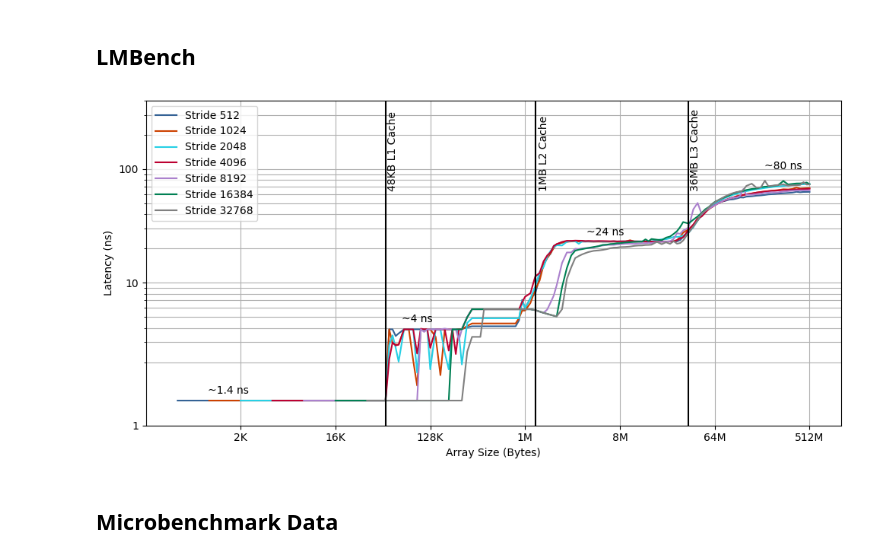
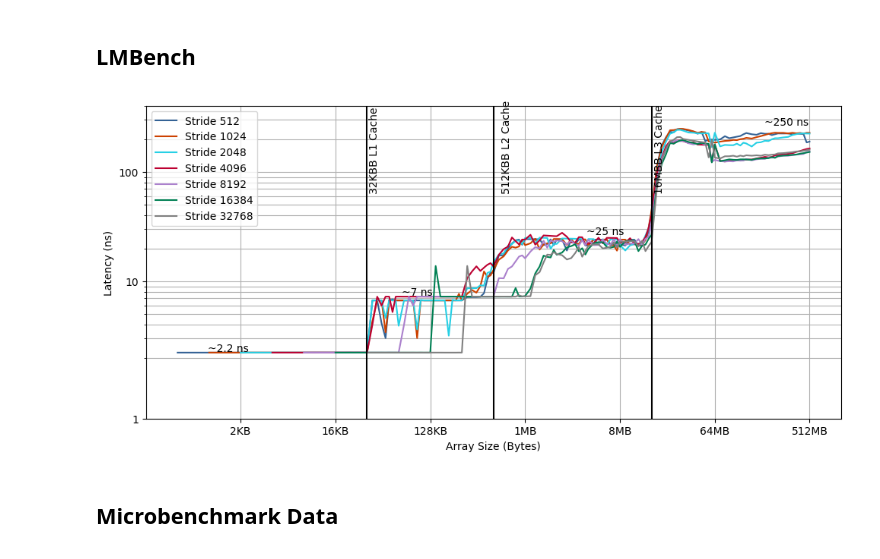
Before and after one commit to jolly-chen/msc-project, a Jupyter notebook: cpu-sequential/validation.ipynb, the cells around one changed output. Cells and saved outputs as stored; diff of their text form; code cells hidden in the pictures.

```diff
--- a/cpu-sequential/validation.ipynb
+++ b/cpu-sequential/validation.ipynb
@@ -16,7 +16,8 @@ from matplotlib.ticker import FormatStrFormatter
 from pandas.core.base import PandasObject
 from sklearn.linear_model import Ridge
 
-cpu_system = "l4"
+global_save = True
+cpu_system = "das6"
 cpu_vd_input_folder = f"../cpu-sequential/{cpu_system}-cpu/"
 cpu_mb_input_folder = f"../microbenchmarks/{cpu_system}/"
 cpu_output_folder = f"../../images/{cpu_system}"
@@ -167,17 +168,35 @@ with open(lmbench_results, "r") as f:
 # latencies, sizes
 # %%
 ########### LMBench values
-T_cpu_l1 = 1.4
-T_cpu_l2 = 4
-T_cpu_l3 = 24
-T_cpu_mem = 80
+if cpu_system == "das6":
+    T_cpu_l1 = 2.2
+    T_cpu_l2 = 7
+    T_cpu_l3 = 25
+    T_cpu_mem = 250
 
-cpu_l1_size = 49152
-cpu_l2_size = 1310720
-cpu_l3_size = 37748736
+    cpu_l1_size = 32768
+    cpu_l2_size = 524288
+    cpu_l3_size = 16777216
+elif cpu_system == "l4":
+    T_cpu_l1 = 1.4
+    T_cpu_l2 = 4
+    T_cpu_l3 = 24
+    T_cpu_mem = 80
+
+    cpu_l1_size = 49152
+    cpu_l2_size = 1310720
+    cpu_l3_size = 37748736
+elif cpu_system == "a100":
+    T_cpu_l1 = 0
+    T_cpu_l2 = 0
+    T_cpu_l3 = 0
+    T_cpu_mem = 0
+
+    cpu_l1_size = 49152
+    cpu_l2_size = 1310720
+    cpu_l3_size = 50331648
 # %%
-save = True
-figname = f"{cpu_output_folder}/lmbench.pdf"
+save = global_save;figname = f"{cpu_output_folder}/lmbench.pdf"  # fmt: skip
 ########### LMBench plot ###########
 plt.figure(figsize=(10, 5))
 ax = plt.subplot(111)
@@ -216,34 +235,34 @@ plt.text(1e3, T_cpu_l1 + 0.1, f"~{T_cpu_l1} ns")
 plt.text(70e3, T_cpu_l2 + offset, f"~{T_cpu_l2} ns")
 # plt.hlines(24, xmin=0, xmax=1e9, color="gray")
 plt.text(4e6, T_cpu_l3 + 2, f"~{T_cpu_l3} ns")
 # plt.hlines(80, xmin=0, xmax=1e9, color="gray")
 plt.text(200e6, T_cpu_mem + 20, f"~{T_cpu_mem} ns")
 
 plt.legend()
 
 plt.xlabel("Array Size (Bytes)")
 plt.xscale("log", base=2)
 ax.xaxis.set_major_formatter(
     ticker.FuncFormatter(lambda x, _: f"{human_readable(int(x), bytes=True)}")
 )  #
 # plt.xlim([0.0005, 32])
 # plt.ticklabel_format(axis='x', style='plain')
 
 plt.ylabel("Latency (ns)")
 plt.yscale("symlog")
 plt.ylim([1, hmax])
 yaxis = plt.gca().yaxis
 yaxis.set_minor_locator(MinorSymLogLocator(1e-1))
 ax.yaxis.set_major_formatter(ticker.FormatStrFormatter("%g"))
 plt.grid(True, which="both")
 
 # plt.title("LMBench results of memory read latency with different strides and array sizes on ")
 plt.tight_layout()
 if save:
     plt.savefig(figname, format="pdf")
 plt.show()
 # %% [output]
-[figure, old version]
+[figure, new version]
 # %% [markdown]
 ## Microbenchmark Data
 # %%
```
Also changed, not shown: parts of 22 cells of this notebook, 18 other files.
